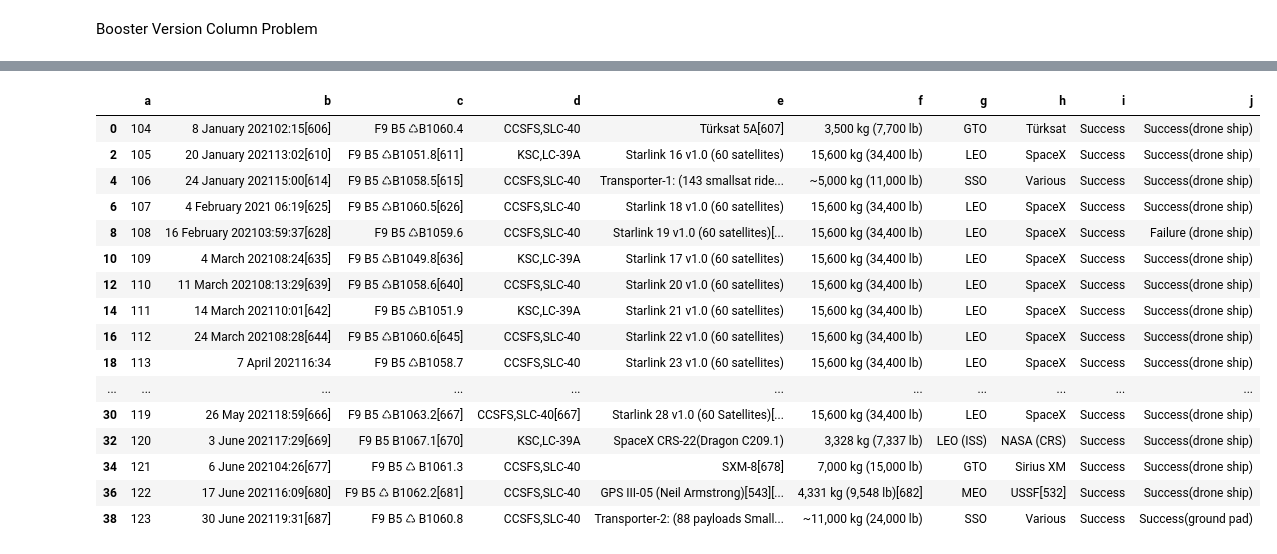
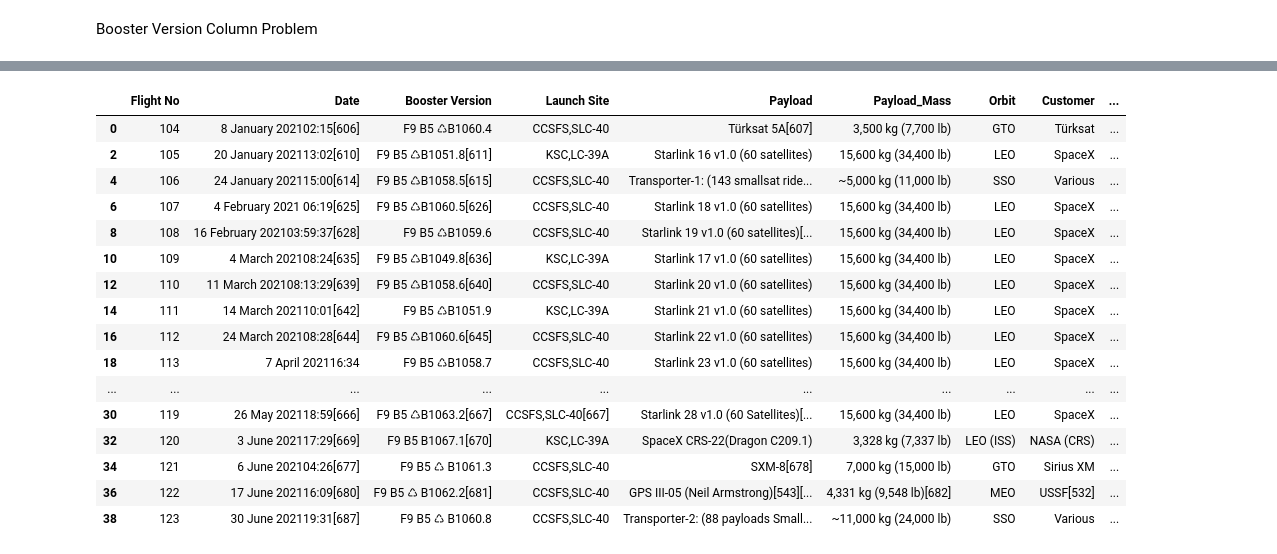
Before and after one commit to heyrobin/Python-DataScrap, a Jupyter notebook: Falcon_9_and_Falcon_Heavy_launches_in_Pandas.ipynb, the cells around one changed output, grey strips where cells are left out. Drawn from its saved outputs; the diff is of its cells as text; code cells hidden in the pictures.

```diff
--- a/Falcon_9_and_Falcon_Heavy_launches_in_Pandas.ipynb
+++ b/Falcon_9_and_Falcon_Heavy_launches_in_Pandas.ipynb
@@ -322,24 +419,24 @@ H
 # %%
 I = raw[10].iloc[::2, :]
 
 I = pd.DataFrame(I)
-I.columns = ['a', 'b','c','d','e','f','g','h','i','j']
+I.columns = ['Flight No', 'Date','Booster Version','Launch Site','Payload','Payload_Mass','Orbit','Customer','Launch Outcome','Booster landing']
 I
 # %% [output]
-|  | a | b | c | d | e | f | g | h | i | j |
-| 0 | 104 | 8 January 202102:15[606] | F9 B5 ♺B1060.4 | CCSFS,SLC-40 | Türksat 5A[607] | 3,500 kg (7,700 lb) | GTO | Türksat | Success | Success(drone ship) |
-| 2 | 105 | 20 January 202113:02[610] | F9 B5 ♺B1051.8[611] | KSC,LC-39A | Starlink 16 v1.0 (60 satellites) | 15,600 kg (34,400 lb) | LEO | SpaceX | Success | Success(drone ship) |
-| 4 | 106 | 24 January 202115:00[614] | F9 B5 ♺B1058.5[615] | CCSFS,SLC-40 | Transporter-1: (143 smallsat ride... | ~5,000 kg (11,000 lb) | SSO | Various | Success | Success(drone ship) |
-| 6 | 107 | 4 February 2021 06:19[625] | F9 B5 ♺B1060.5[626] | CCSFS,SLC-40 | Starlink 18 v1.0 (60 satellites) | 15,600 kg (34,400 lb) | LEO | SpaceX | Success | Success(drone ship) |
-| 8 | 108 | 16 February 202103:59:37[628] | F9 B5 ♺B1059.6 | CCSFS,SLC-40 | Starlink 19 v1.0 (60 satellites)[... | 15,600 kg (34,400 lb) | LEO | SpaceX | Success | Failure (drone ship) |
-| 10 | 109 | 4 March 202108:24[635] | F9 B5 ♺B1049.8[636] | KSC,LC-39A | Starlink 17 v1.0 (60 satellites) | 15,600 kg (34,400 lb) | LEO | SpaceX | Success | Success(drone ship) |
-| 12 | 110 | 11 March 202108:13:29[639] | F9 B5 ♺B1058.6[640] | CCSFS,SLC-40 | Starlink 20 v1.0 (60 satellites) | 15,600 kg (34,400 lb) | LEO | SpaceX | Success | Success(drone ship) |
-| 14 | 111 | 14 March 202110:01[642] | F9 B5 ♺B1051.9 | KSC,LC-39A | Starlink 21 v1.0 (60 satellites) | 15,600 kg (34,400 lb) | LEO | SpaceX | Success | Success(drone ship) |
-| 16 | 112 | 24 March 202108:28[644] | F9 B5 ♺B1060.6[645] | CCSFS,SLC-40 | Starlink 22 v1.0 (60 satellites) | 15,600 kg (34,400 lb) | LEO | SpaceX | Success | Success(drone ship) |
-| 18 | 113 | 7 April 202116:34 | F9 B5 ♺B1058.7 | CCSFS,SLC-40 | Starlink 23 v1.0 (60 satellites) | 15,600 kg (34,400 lb) | LEO | SpaceX | Success | Success(drone ship) |
-| ... | ... | ... | ... | ... | ... | ... | ... | ... | ... | ... |
-| 30 | 119 | 26 May 202118:59[666] | F9 B5 ♺B1063.2[667] | CCSFS,SLC-40[667] | Starlink 28 v1.0 (60 Satellites)[... | 15,600 kg (34,400 lb) | LEO | SpaceX | Success | Success(drone ship) |
-| 32 | 120 | 3 June 202117:29[669] | F9 B5 B1067.1[670] | KSC,LC-39A | SpaceX CRS-22(Dragon C209.1) | 3,328 kg (7,337 lb) | LEO (ISS) | NASA (CRS) | Success | Success(drone ship) |
-| 34 | 121 | 6 June 202104:26[677] | F9 B5 ♺ B1061.3 | CCSFS,SLC-40 | SXM-8[678] | 7,000 kg (15,000 lb) | GTO | Sirius XM | Success | Success(drone ship) |
-| 36 | 122 | 17 June 202116:09[680] | F9 B5 ♺ B1062.2[681] | CCSFS,SLC-40 | GPS III-05 (Neil Armstrong)[543][... | 4,331 kg (9,548 lb)[682] | MEO | USSF[532] | Success | Success(drone ship) |
-| 38 | 123 | 30 June 202119:31[687] | F9 B5 ♺ B1060.8 | CCSFS,SLC-40 | Transporter-2: (88 payloads Small... | ~11,000 kg (24,000 lb) | SSO | Various | Success | Success(ground pad) |
+|  | Flight No | Date | Booster Version | Launch Site | Payload | Payload_Mass | Orbit | Customer | ... |
+| 0 | 104 | 8 January 202102:15[606] | F9 B5 ♺B1060.4 | CCSFS,SLC-40 | Türksat 5A[607] | 3,500 kg (7,700 lb) | GTO | Türksat | ... |
+| 2 | 105 | 20 January 202113:02[610] | F9 B5 ♺B1051.8[611] | KSC,LC-39A | Starlink 16 v1.0 (60 satellites) | 15,600 kg (34,400 lb) | LEO | SpaceX | ... |
+| 4 | 106 | 24 January 202115:00[614] | F9 B5 ♺B1058.5[615] | CCSFS,SLC-40 | Transporter-1: (143 smallsat ride... | ~5,000 kg (11,000 lb) | SSO | Various | ... |
+| 6 | 107 | 4 February 2021 06:19[625] | F9 B5 ♺B1060.5[626] | CCSFS,SLC-40 | Starlink 18 v1.0 (60 satellites) | 15,600 kg (34,400 lb) | LEO | SpaceX | ... |
+| 8 | 108 | 16 February 202103:59:37[628] | F9 B5 ♺B1059.6 | CCSFS,SLC-40 | Starlink 19 v1.0 (60 satellites)[... | 15,600 kg (34,400 lb) | LEO | SpaceX | ... |
+| 10 | 109 | 4 March 202108:24[635] | F9 B5 ♺B1049.8[636] | KSC,LC-39A | Starlink 17 v1.0 (60 satellites) | 15,600 kg (34,400 lb) | LEO | SpaceX | ... |
+| 12 | 110 | 11 March 202108:13:29[639] | F9 B5 ♺B1058.6[640] | CCSFS,SLC-40 | Starlink 20 v1.0 (60 satellites) | 15,600 kg (34,400 lb) | LEO | SpaceX | ... |
+| 14 | 111 | 14 March 202110:01[642] | F9 B5 ♺B1051.9 | KSC,LC-39A | Starlink 21 v1.0 (60 satellites) | 15,600 kg (34,400 lb) | LEO | SpaceX | ... |
+| 16 | 112 | 24 March 202108:28[644] | F9 B5 ♺B1060.6[645] | CCSFS,SLC-40 | Starlink 22 v1.0 (60 satellites) | 15,600 kg (34,400 lb) | LEO | SpaceX | ... |
+| 18 | 113 | 7 April 202116:34 | F9 B5 ♺B1058.7 | CCSFS,SLC-40 | Starlink 23 v1.0 (60 satellites) | 15,600 kg (34,400 lb) | LEO | SpaceX | ... |
+| ... | ... | ... | ... | ... | ... | ... | ... | ... | ... |
+| 30 | 119 | 26 May 202118:59[666] | F9 B5 ♺B1063.2[667] | CCSFS,SLC-40[667] | Starlink 28 v1.0 (60 Satellites)[... | 15,600 kg (34,400 lb) | LEO | SpaceX | ... |
+| 32 | 120 | 3 June 202117:29[669] | F9 B5 B1067.1[670] | KSC,LC-39A | SpaceX CRS-22(Dragon C209.1) | 3,328 kg (7,337 lb) | LEO (ISS) | NASA (CRS) | ... |
+| 34 | 121 | 6 June 202104:26[677] | F9 B5 ♺ B1061.3 | CCSFS,SLC-40 | SXM-8[678] | 7,000 kg (15,000 lb) | GTO | Sirius XM | ... |
+| 36 | 122 | 17 June 202116:09[680] | F9 B5 ♺ B1062.2[681] | CCSFS,SLC-40 | GPS III-05 (Neil Armstrong)[543][... | 4,331 kg (9,548 lb)[682] | MEO | USSF[532] | ... |
+| 38 | 123 | 30 June 202119:31[687] | F9 B5 ♺ B1060.8 | CCSFS,SLC-40 | Transporter-2: (88 payloads Small... | ~11,000 kg (24,000 lb) | SSO | Various | ... |
```
Also changed, not shown: parts of 16 cells of this notebook.
